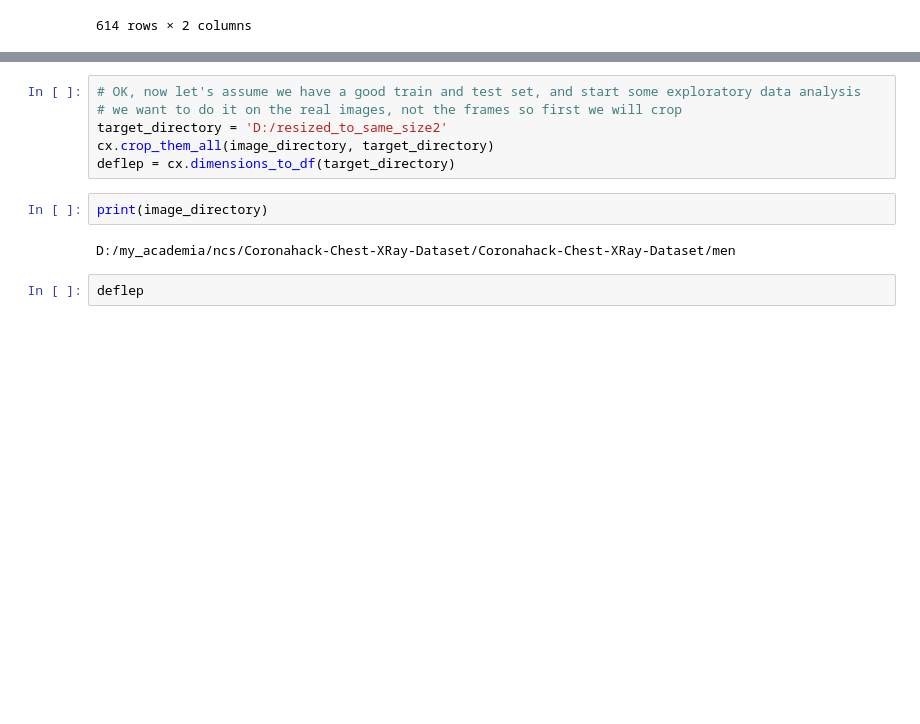
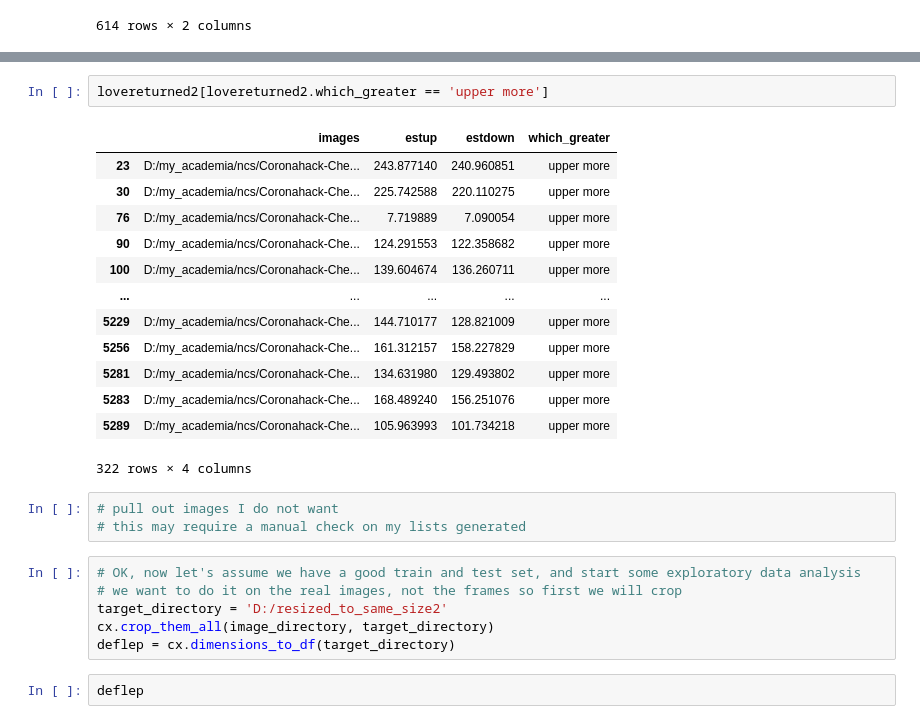
Before and after one commit to drcandacemakedamoore/cleanX, a Jupyter notebook: workflow_demo/cleanX_run_example.ipynb, the cells around one changed output, grey strips where cells are left out. Drawn from its saved outputs; the diff is of its cells as text; blank space fills up the shorter version.

```diff
--- a/workflow_demo/cleanX_run_example.ipynb
+++ b/workflow_demo/cleanX_run_example.ipynb
@@ -335,13 +403,28 @@ df_unbias
+# %%
+lovereturned2[lovereturned2.which_greater == 'upper more']
+# %% [output]
+|  | images | estup | estdown | which_greater |
+| 23 | D:/my_academia/ncs/Coronahack-Che... | 243.877140 | 240.960851 | upper more |
+| 30 | D:/my_academia/ncs/Coronahack-Che... | 225.742588 | 220.110275 | upper more |
+| 76 | D:/my_academia/ncs/Coronahack-Che... | 7.719889 | 7.090054 | upper more |
+| 90 | D:/my_academia/ncs/Coronahack-Che... | 124.291553 | 122.358682 | upper more |
+| 100 | D:/my_academia/ncs/Coronahack-Che... | 139.604674 | 136.260711 | upper more |
+| ... | ... | ... | ... | ... |
+| 5229 | D:/my_academia/ncs/Coronahack-Che... | 144.710177 | 128.821009 | upper more |
+| 5256 | D:/my_academia/ncs/Coronahack-Che... | 161.312157 | 158.227829 | upper more |
+| 5281 | D:/my_academia/ncs/Coronahack-Che... | 134.631980 | 129.493802 | upper more |
+| 5283 | D:/my_academia/ncs/Coronahack-Che... | 168.489240 | 156.251076 | upper more |
+| 5289 | D:/my_academia/ncs/Coronahack-Che... | 105.963993 | 101.734218 | upper more |
+322 rows × 4 columns
+# %%
+# pull out images I do not want
+# this may require a manual check on my lists generated
 # %%
 # OK, now let's assume we have a good train and test set, and start some exploratory data analysis
 # we want to do it on the real images, not the frames so first we will crop
 target_directory = 'D:/resized_to_same_size2'
 cx.crop_them_all(image_directory, target_directory)
 deflep = cx.dimensions_to_df(target_directory)
-# %%
-print(image_directory)
-# %% [output]
-D:/my_academia/ncs/Coronahack-Chest-XRay-Dataset/Coronahack-Chest-XRay-Dataset/men
 # %%
 deflep
 # %% [output]
```
Also changed, not shown: parts of 24 cells of this notebook.
